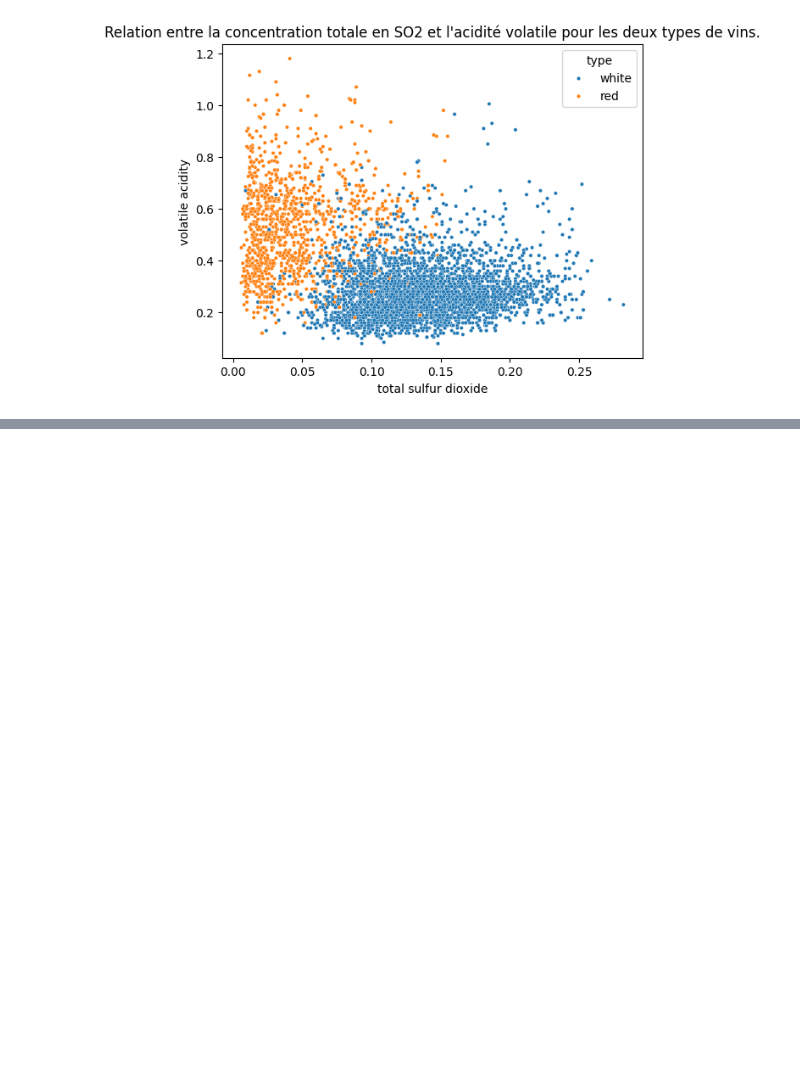
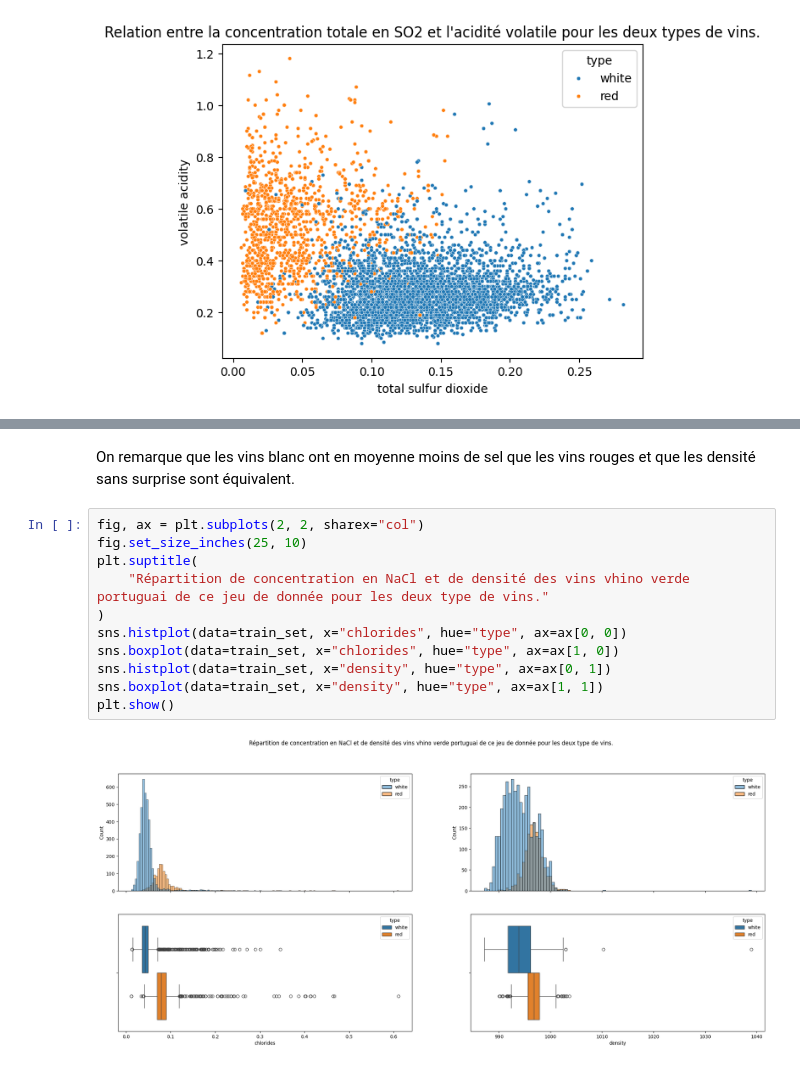
Before and after one commit to fmazur57u/WineTypePrediction, a Jupyter notebook: winePredictionType.ipynb, the cells around one changed output, grey strips where cells are left out. Drawn from its saved outputs; the diff is of its cells as text; blank space fills up the shorter version.

```diff
--- a/winePredictionType.ipynb
+++ b/winePredictionType.ipynb
@@ -787,0 +830,15 @@ On voit qu'on peut clairement faire un modéle performant avec cette surface mai
+# %% [markdown]
+On remarque que les vins blanc ont en moyenne moins de sel que les vins rouges et que les densité sans surprise sont équivalent.
+# %%
+fig, ax = plt.subplots(2, 2, sharex="col")
+fig.set_size_inches(25, 10)
+plt.suptitle(
+    "Répartition de concentration en NaCl et de densité des vins vhino verde portuguai de ce jeu de donnée pour les deux type de vins."
+)
+sns.histplot(data=train_set, x="chlorides", hue="type", ax=ax[0, 0])
+sns.boxplot(data=train_set, x="chlorides", hue="type", ax=ax[1, 0])
+sns.histplot(data=train_set, x="density", hue="type", ax=ax[0, 1])
+sns.boxplot(data=train_set, x="density", hue="type", ax=ax[1, 1])
+plt.show()
+# %% [output]
+[figure, added]
```
Also changed, not shown: parts of 13 cells of this notebook.
